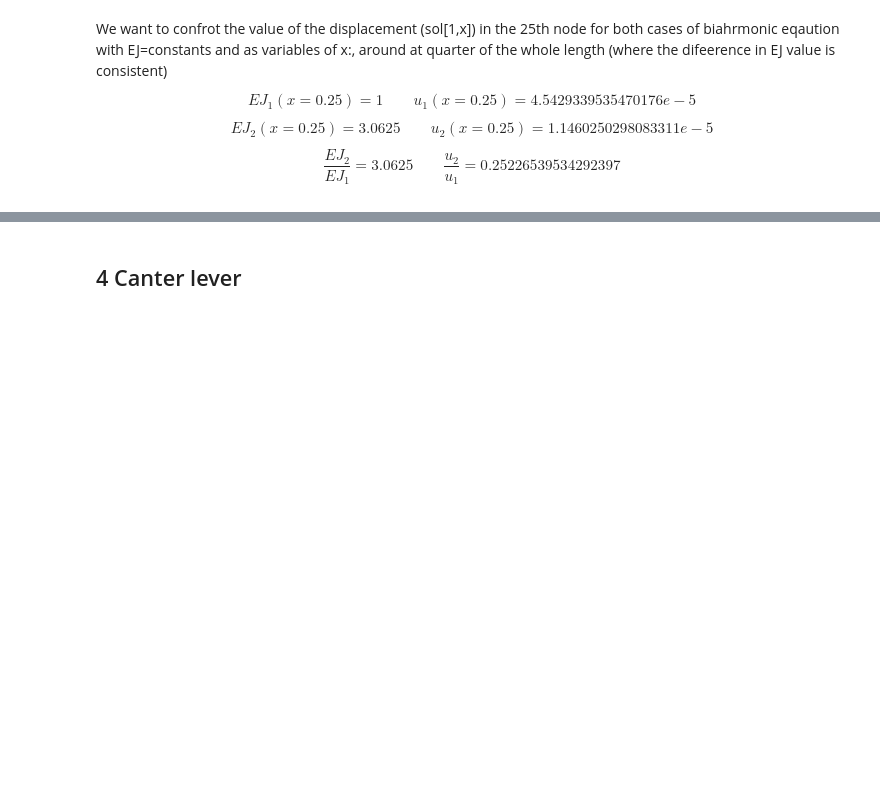
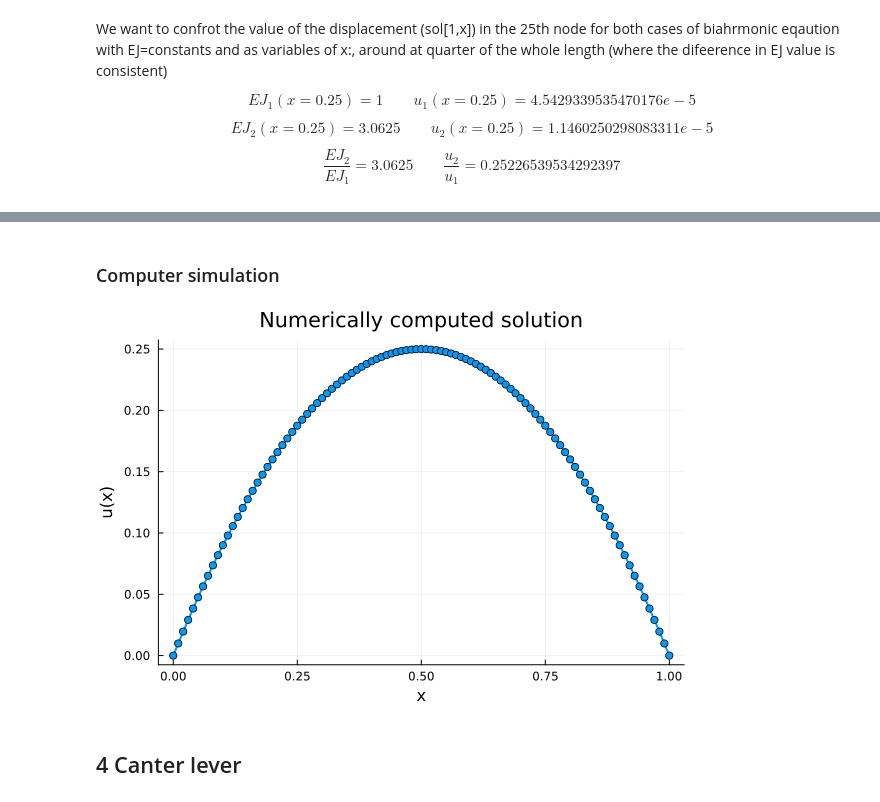
Before and after one commit to Kstreme/ENSAM-TUD01_G1, a Jupyter notebook: Final Notebook Group 1.ipynb, the cells around one changed output, grey strips where cells are left out. Drawn from its saved outputs; the diff is of its cells as text; code cells hidden in the pictures; blank space fills up the shorter version.

```diff
--- a/Final Notebook Group 1.ipynb
+++ b/Final Notebook Group 1.ipynb
@@ -312,2 +467,75 @@ $$ \frac{EJ_{2}}{EJ_{1}} = 3.0625     \hspace{2em}   \frac{u_{2}}{u_{1}} = 0.252
+# %% [markdown]
+### Computer simulation
+# %%
+
+# struct to hold single element
+struct Element
+  p1::Float64
+  p2::Float64
+  e1::Int64
+  e2::Int64
+end
+
+function load(x)
+  if 0.4<=x<=0.5
+    return 1
+  else
+    return 0
+  end
+end
+
+function fem_1d(N)
+    #..Generate the mesh
+    Np1 = N+1; h = 1/N
+    x = Vector(0:h:1)
+    mesh = StructArray{Element}((x[1:end-1], x[2:end], Vector(1:N), Vector(2:N+1)))
+
+    #..Set the source function
+    fsource(x) = 1
+
+    #..Initialize global matrix and right-hand side value
+    f = zeros(Float64,Np1,1)
+    I = zeros(Int64,4*N)
+    J = zeros(Int64,4*N)
+    Avalues = zeros(Float64,4*N)
+    floc = zeros(Float64,2, 1)
+    Aloc = zeros(Float64,2,2)
+
+    #..Perform loop over elements and assemble global matrix and vector
+    @inbounds for i=1:N
+      xl = mesh[i].p1
+      xr = mesh[i].p2
+      j  = mesh[i].e1
+      k  = mesh[i].e2
+
+      floc = (xr-xl) * [fsource(xl), fsource(xr)];
+      Aloc = (1/(xr-xl))*[1, -1, -1, 1];
+
+      f[[j,k]] += floc
+      I[4*(i-1)+1:4*i] = [j, k, j, k]
+      J[4*(i-1)+1:4*i] = [j, j, k, k]
+      Avalues[4*(i-1)+1:4*i] = Aloc
+    end
+
+    A = sparse(I,J,Avalues)
+
+    #..handle the boundary conditions in the matrix and right-hand side vector
+    A[1,1] = 1;     A[1,2] = 0;        f[1]   = 0
+    A[end,end-1]=0; A[end,end] = 1;    f[end] = 0
+
+    #..solve the linear system
+    u = A \ f
+    return x, u
+end
+
+x,u = fem_1d(100)
+
+#..plot the solution
+p1 = plot(x,u,shape=:circle,lw=2,legend=false)
+xlabel!("x")
+ylabel!("u(x)")
+title!("Numerically computed solution")
+# %% [output]
+[figure, added]
 # %% [markdown]
 ## 4 Canter lever
```
Also changed, not shown: parts of 10 cells of this notebook.
